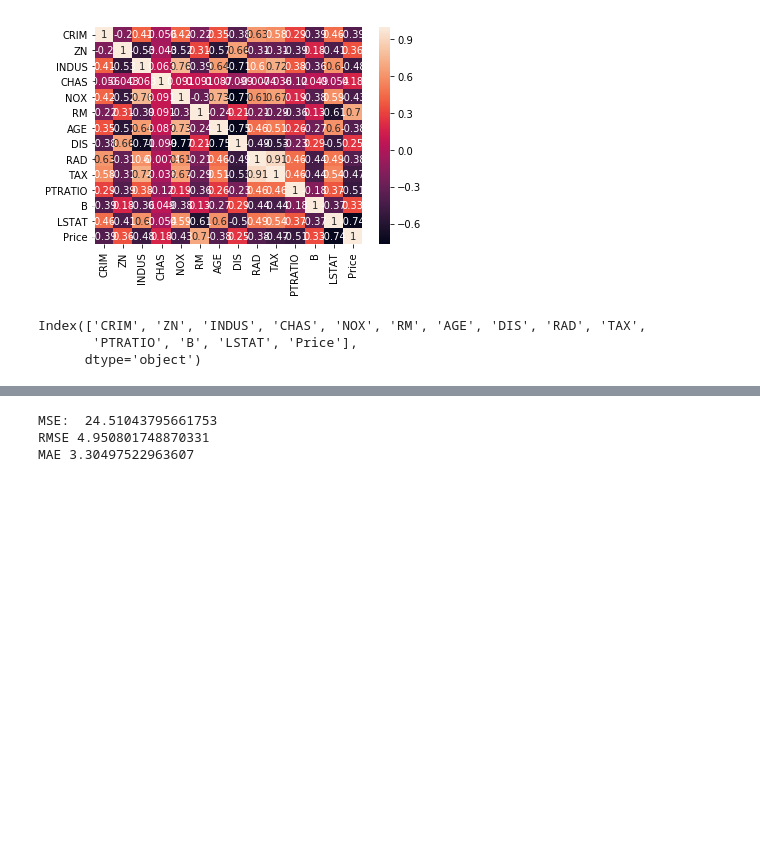
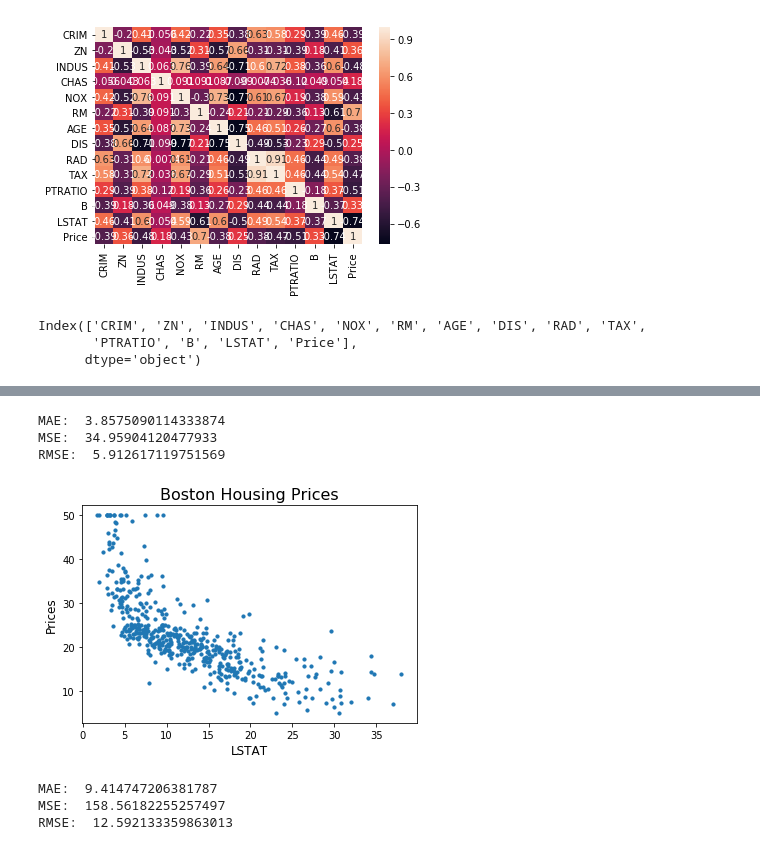
Before and after one commit to PatrickGhadban/Machine_Learning_Models, a Jupyter notebook: Linear Regression/load_boston.ipynb, the cells around one changed output, grey strips where cells are left out. Cells and saved outputs as stored; diff of their text form; code cells hidden in the pictures; blank space fills up the shorter version.

Commit message:
Add Polynomial Reg to Boston Data

```diff
--- a/Linear Regression/load_boston.ipynb
+++ b/Linear Regression/load_boston.ipynb
@@ -11,2 +14,3 @@ from sklearn.datasets import load_boston
 # %%
-boston = load_boston()
+boston = datasets.load_boston()
+boston.keys()
@@ -75,8 +44,8 @@ array([24. , 21.6, 34.7, 33.4, 36.2, 28.7, 22.9, 27.1, 16.5, 18.9, 15. ,
 # %%
-bos = pd.DataFrame(boston['data'])
-bos.columns = boston[('feature_names')]
-bos['Price'] = boston['target']
-bos.head()
+df_boston = pd.DataFrame(boston['data'])
+df_boston.columns = boston[('feature_names')]
+df_boston['Price'] = boston['target']
+df_boston.head()
 # %% [output]
 |  | CRIM | ZN | INDUS | CHAS | NOX | RM | AGE | DIS | RAD | TAX | PTRATIO | ... |
 | 0 | 0.00632 | 18.0 | 2.31 | 0.0 | 0.538 | 6.575 | 65.2 | 4.0900 | 1.0 | 296.0 | 15.3 | ... |
@@ -229,8 +90,0 @@ mae = metrics.mean_absolute_error(y_test, y_predict)
-# %%
-print ("MSE: ",mse)
-print ("RMSE",rsme)
-print ("MAE",mae)
-# %% [output]
-MSE:  24.51043795661753
-RMSE 4.950801748870331
-MAE 3.30497522963607
@@ -236,0 +97,21 @@ MAE 3.30497522963607
+# %%
+print("MAE: ", metrics.mean_absolute_error(y_test, predictions))
+print("MSE: ", metrics.mean_squared_error(y_test, predictions))
+print('RMSE: ', np.sqrt(metrics.mean_squared_error(y_test, predictions)))
+# %% [output]
+MAE:  3.8575090114333874
+MSE:  34.95904120477933
+RMSE:  5.912617119751569
+# %%
+# Display Predictions
+X = df_boston[["LSTAT"]]
+y = df_boston["Price"]
+
+
+plt.scatter(X, y, s=10)
+plt.title("Boston Housing Prices", fontsize=16)
+plt.xlabel("LSTAT", fontsize=12)
+plt.ylabel("Prices", fontsize=12)
+plt.show()
+# %% [output]
+[figure, added]
@@ -236,0 +134,8 @@ MAE 3.30497522963607
+# %%
+print("MAE: ", metrics.mean_absolute_error(y_test, predictions))
+print("MSE: ", metrics.mean_squared_error(y_test, predictions))
+print('RMSE: ', np.sqrt(metrics.mean_squared_error(y_test, predictions)))
+# %% [output]
+MAE:  9.414747206381787
+MSE:  158.56182255257497
+RMSE:  12.592133359863013
```
Also changed, not shown: parts of 34 cells of this notebook.
